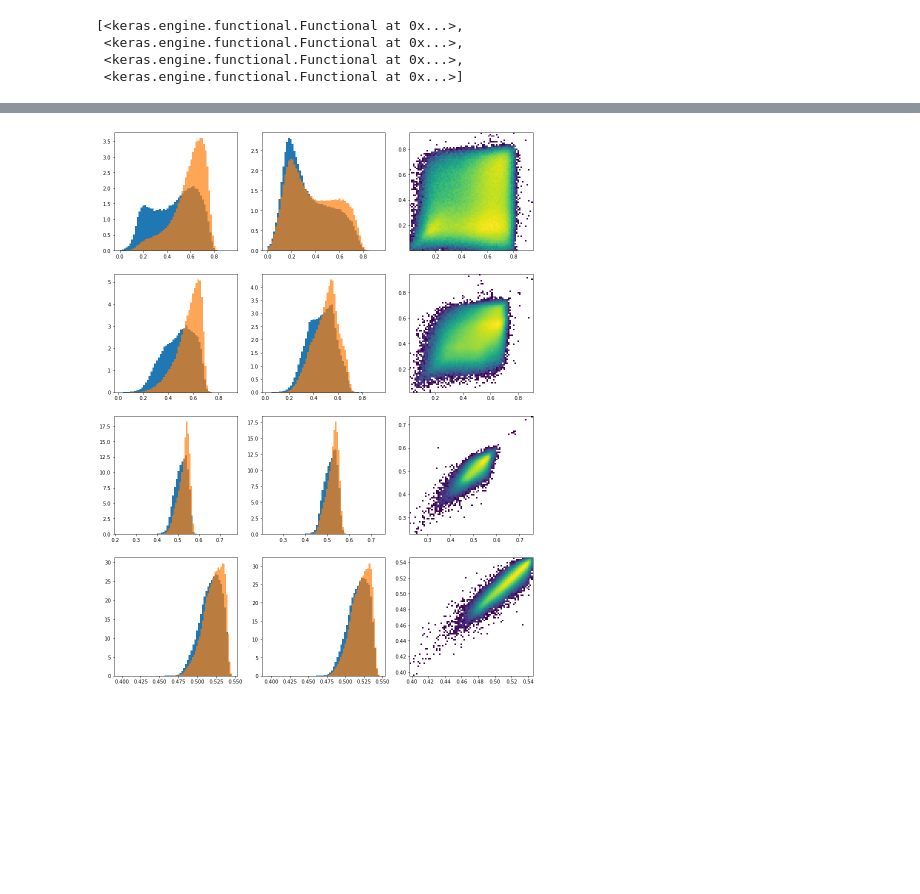
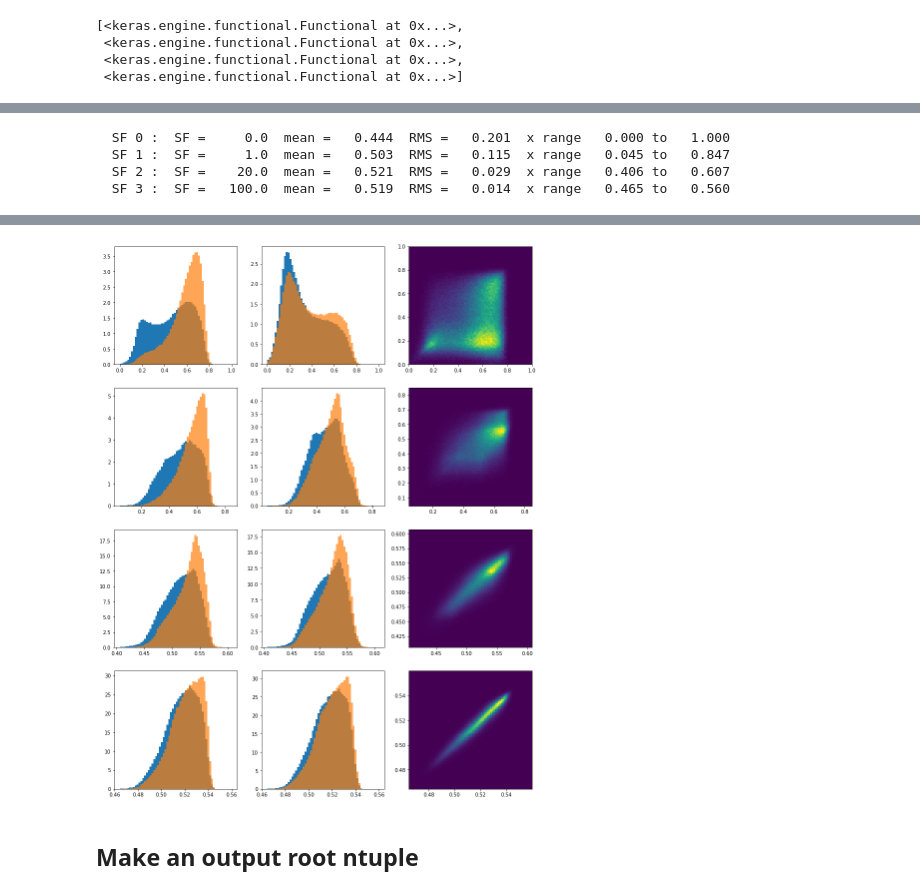
Before and after one commit to owen234/nn-adv-de, a Jupyter notebook: model-bce-mse-version2a.ipynb, the cells around one changed output, grey strips where cells are left out. Cells and saved outputs as stored; diff of their text form; code cells hidden in the pictures; blank space fills up the shorter version.

Commit message:
complete with root TTree output

```diff
--- a/model-bce-mse-version2a.ipynb
+++ b/model-bce-mse-version2a.ipynb
@@ -107,7 +107,7 @@ testmode = False
 #testmode = True
 
 run_training = True
-#run_training = False
+run_training = False
 
 
 #use_weights = True
@@ -119,8 +119,8 @@ if run_training :
         os.mkdir( '%s-training-output' % training_name )
     except:
         print('\n  Dir %s-training-output already exists\n\n' % training_name )
-        #print('\n\n HALTING EXECUTION \n\n')
-        #sys.exit()
+        print('\n\n HALTING EXECUTION \n\n')
+        sys.exit()
 
 
 
@@ -846,3 +809,9 @@ model_sf_array
  <keras.engine.functional.Functional at 0x...>,
  <keras.engine.functional.Functional at 0x...>,
  <keras.engine.functional.Functional at 0x...>]
+# %%
+preds = []
+
+for sfi in range(0, num_sf) :
+
+    preds.append( model_sf_array[sfi].predict( X_test, batch_size=1024 ) )
@@ -849,17 +823,56 @@ model_sf_array
+# %%
+pred_mean = []
+pred_rms = []
+pred_plot_xmin = []
+pred_plot_xmax = []
+
+for sfi in range(0, num_sf) :
+
+    mean = np.mean( preds[sfi] )
+    rms = np.sqrt( np.mean( np.square( preds[sfi] - mean)))
+
+    xmin = mean - 4*rms
+    xmax = mean + 3*rms
+
+    if xmin < 0 :
+        xmin = 0
+    if xmax > 1 :
+        xmax = 1
+
+    print("  SF %d :  SF = %7.1f  mean = %7.3f  RMS = %7.3f  x range %7.3f to %7.3f" % (sfi, sf_val[sfi], mean, rms, xmin, xmax))
+
+    pred_mean.append(mean)
+    pred_rms.append(rms)
+    pred_plot_xmin.append(xmin)
+    pred_plot_xmax.append(xmax)
+# %% [output]
+  SF 0 :  SF =     0.0  mean =   0.444  RMS =   0.201  x range   0.000 to   1.000
+  SF 1 :  SF =     1.0  mean =   0.503  RMS =   0.115  x range   0.045 to   0.847
+  SF 2 :  SF =    20.0  mean =   0.521  RMS =   0.029  x range   0.406 to   0.607
+  SF 3 :  SF =   100.0  mean =   0.519  RMS =   0.014  x range   0.465 to   0.560
 # %%
 fig,ax = plt.subplots(num_sf,3,figsize=(15,5*num_sf))
 
 nbins = 60
 
+col_lognorm = False
+
 for sfi in range(0, num_sf) :
 
-    preds = model_sf_array[sfi].predict( X_test, batch_size=1024 )
+    xmin = pred_plot_xmin[sfi]
+    xmax = pred_plot_xmax[sfi]
 
-    ax[sfi][0].hist( preds[:,0][Y_test==0], density=True, bins=nbins, label='Django' )
-    ax[sfi][0].hist( preds[:,0][Y_test==1], density=True, bins=nbins, label='Rapgap', alpha=0.7 )
+    ax[sfi][0].hist( preds[sfi][:,0][Y_test==0], density=True, bins=nbins, range=([xmin,xmax]), label='Django' )
+    ax[sfi][0].hist( preds[sfi][:,0][Y_test==1], density=True, bins=nbins, range=([xmin,xmax]), label='Rapgap', alpha=0.7 )
 
-    ax[sfi][1].hist( preds[:,1][Y_test==0], density=True, bins=nbins, label='Django' )
-    ax[sfi][1].hist( preds[:,1][Y_test==1], density=True, bins=nbins, label='Rapgap', alpha=0.7 )
+    ax[sfi][1].hist( preds[sfi][:,1][Y_test==0], density=True, bins=nbins, range=([xmin,xmax]), label='Django' )
+    ax[sfi][1].hist( preds[sfi][:,1][Y_test==1], density=True, bins=nbins, range=([xmin,xmax]), label='Rapgap', alpha=0.7 )
 
-    ax[sfi][2].hist2d( preds[:,0][Y_test>-1], preds[:,1][Y_test>-1], bins=80, norm=mpl.colors.LogNorm())
+    if col_lognorm :
+        ax[sfi][2].hist2d( preds[sfi][:,0][Y_test>-1], preds[sfi][:,1][Y_test>-1], bins=80,
+                      range=([xmin,xmax],[xmin,xmax]), norm=mpl.colors.LogNorm())
+
+    else :
+        ax[sfi][2].hist2d( preds[sfi][:,0][Y_test>-1], preds[sfi][:,1][Y_test>-1], bins=80,
+                      range=([xmin,xmax],[xmin,xmax]) )
 # %% [output]
@@ -870 +879,3 @@ for sfi in range(0, num_sf) :
-[figure, old version]
+[figure, new version]
+# %% [markdown]
+## Make an output root ntuple
```
Also changed, not shown: parts of 22 cells of this notebook.
